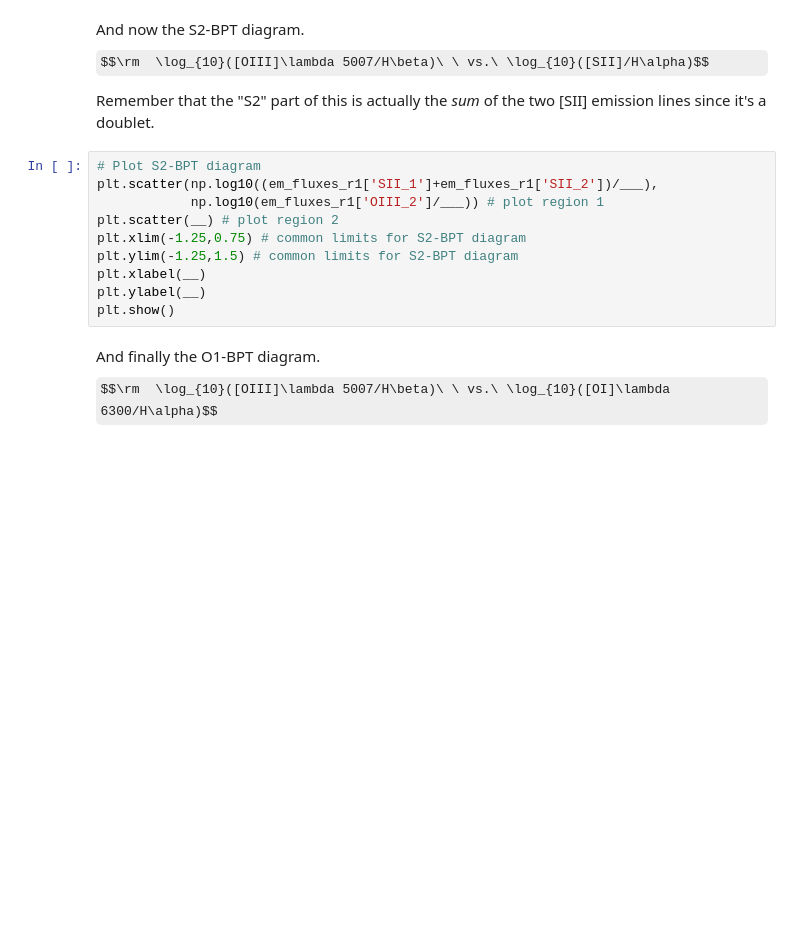
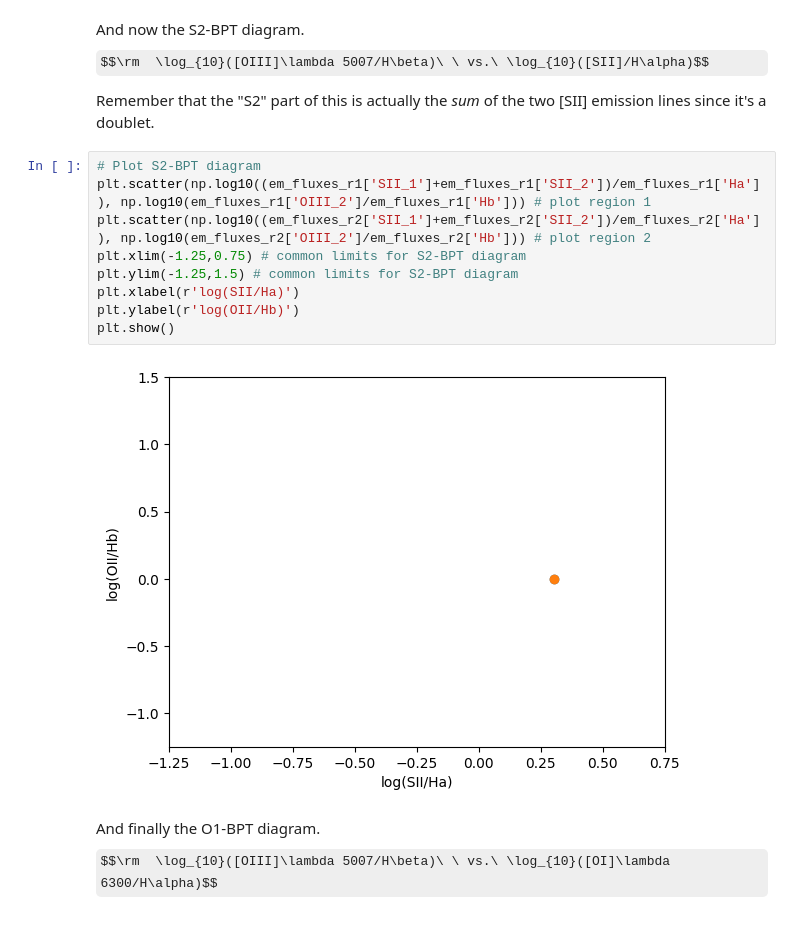
Before and after one commit to myasmedley/HII-Regions-in-NGC-253---Polaris-2026, a Jupyter notebook: PlottingEmissionLines.ipynb, the cells around one changed output. Cells and saved outputs as stored; diff of their text form; some formulas as TeX source; blank space fills up the shorter version.

```diff
--- a/PlottingEmissionLines.ipynb
+++ b/PlottingEmissionLines.ipynb
@@ -505,14 +502,15 @@ $$\rm  \log_{10}([OIII]\lambda 5007/H\beta)\ \ vs.\ \log_{10}([SII]/H\alpha)$$
 Remember that the "S2" part of this is actually the _sum_ of the two [SII] emission lines since it's a doublet.
 # %%
 # Plot S2-BPT diagram
-plt.scatter(np.log10((em_fluxes_r1['SII_1']+em_fluxes_r1['SII_2'])/___),
-            np.log10(em_fluxes_r1['OIII_2']/___)) # plot region 1
-plt.scatter(__) # plot region 2
+plt.scatter(np.log10((em_fluxes_r1['SII_1']+em_fluxes_r1['SII_2'])/em_fluxes_r1['Ha']), np.log10(em_fluxes_r1['OIII_2']/em_fluxes_r1['Hb'])) # plot region 1
+plt.scatter(np.log10((em_fluxes_r2['SII_1']+em_fluxes_r2['SII_2'])/em_fluxes_r2['Ha']), np.log10(em_fluxes_r2['OIII_2']/em_fluxes_r2['Hb'])) # plot region 2
 plt.xlim(-1.25,0.75) # common limits for S2-BPT diagram
 plt.ylim(-1.25,1.5) # common limits for S2-BPT diagram
-plt.xlabel(__)
-plt.ylabel(__)
+plt.xlabel(r'log(SII/Ha)')
+plt.ylabel(r'log(OII/Hb)')
 plt.show()
+# %% [output]
+[figure, added]
 # %% [markdown]
 And finally the O1-BPT diagram.
 $$\rm  \log_{10}([OIII]\lambda 5007/H\beta)\ \ vs.\ \log_{10}([OI]\lambda 6300/H\alpha)$$
```
Also changed, not shown: parts of 6 cells of this notebook, 2 other files.
